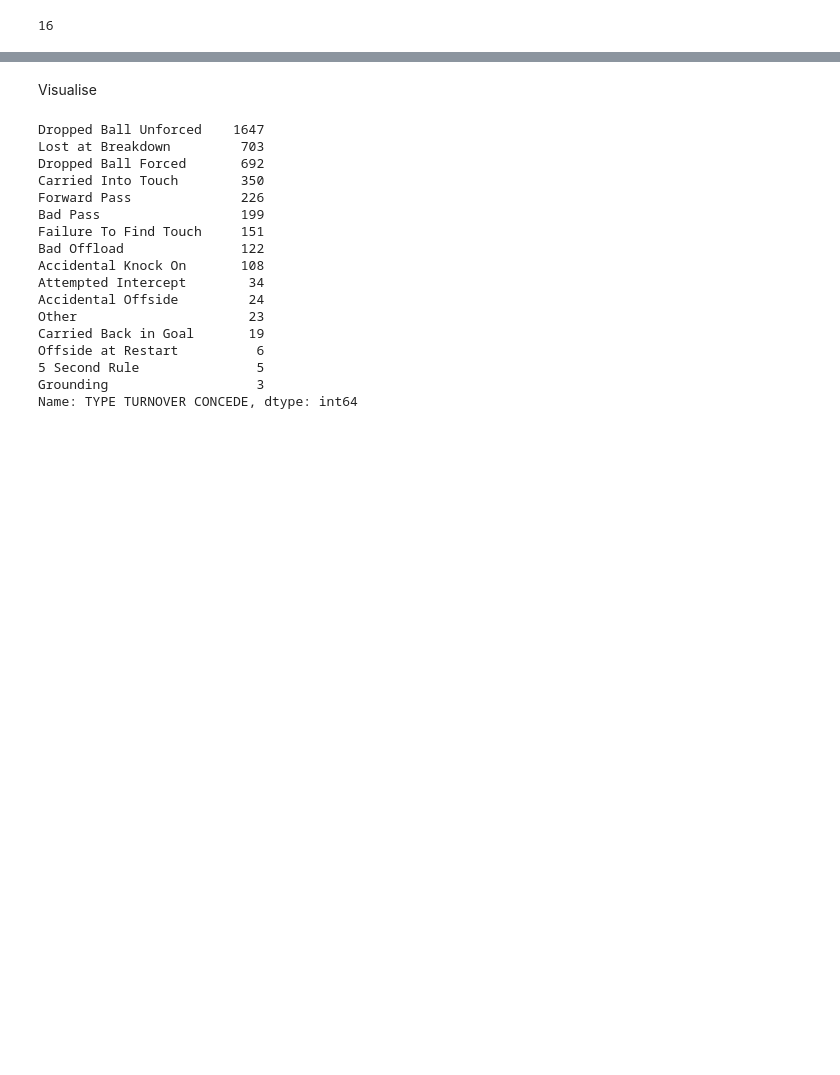
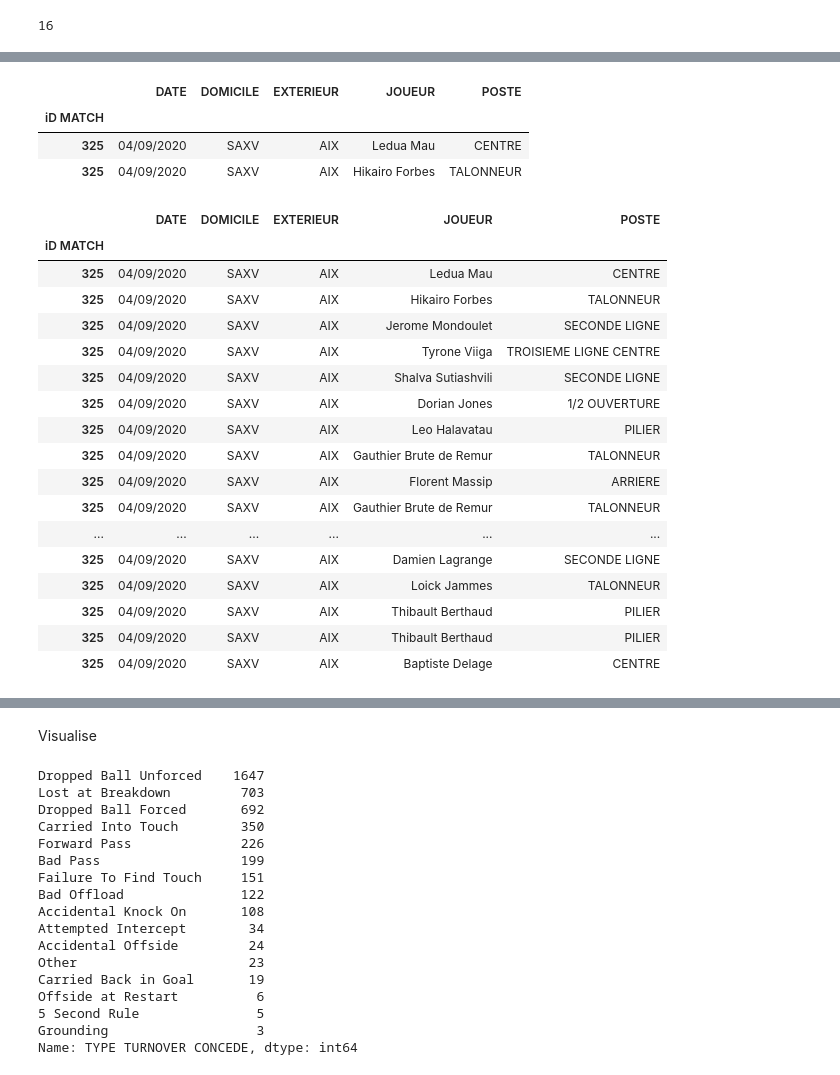
Before and after one commit to UCDPAIanSheridan/UCDPA_IanSheridan, a Jupyter notebook: MyProject.ipynb, the cells around one changed output, grey strips where cells are left out. Drawn from its saved outputs; the diff is of its cells as text; code cells hidden in the pictures; blank space fills up the shorter version.

```diff
--- a/MyProject.ipynb
+++ b/MyProject.ipynb
@@ -163,0 +166,30 @@ turnover.head()
+# %%
+a = turnover[['DATE','DOMICILE','EXTERIEUR','JOUEUR','POSTE']]
+a.head(2)
+# %% [output]
+|  | DATE | DOMICILE | EXTERIEUR | JOUEUR | POSTE |
+| iD MATCH |  |  |  |  |  |
+| 325 | 04/09/2020 | SAXV | AIX | Ledua Mau | CENTRE |
+| 325 | 04/09/2020 | SAXV | AIX | Hikairo Forbes | TALONNEUR |
+# %%
+round_one = a.iloc[:19,:]
+round_one
+# %% [output]
+|  | DATE | DOMICILE | EXTERIEUR | JOUEUR | POSTE |
+| iD MATCH |  |  |  |  |  |
+| 325 | 04/09/2020 | SAXV | AIX | Ledua Mau | CENTRE |
+| 325 | 04/09/2020 | SAXV | AIX | Hikairo Forbes | TALONNEUR |
+| 325 | 04/09/2020 | SAXV | AIX | Jerome Mondoulet | SECONDE LIGNE |
+| 325 | 04/09/2020 | SAXV | AIX | Tyrone Viiga | TROISIEME LIGNE CENTRE |
+| 325 | 04/09/2020 | SAXV | AIX | Shalva Sutiashvili | SECONDE LIGNE |
+| 325 | 04/09/2020 | SAXV | AIX | Dorian Jones | 1/2 OUVERTURE |
+| 325 | 04/09/2020 | SAXV | AIX | Leo Halavatau | PILIER |
+| 325 | 04/09/2020 | SAXV | AIX | Gauthier Brute de Remur | TALONNEUR |
+| 325 | 04/09/2020 | SAXV | AIX | Florent Massip | ARRIERE |
+| 325 | 04/09/2020 | SAXV | AIX | Gauthier Brute de Remur | TALONNEUR |
+| ... | ... | ... | ... | ... | ... |
+| 325 | 04/09/2020 | SAXV | AIX | Damien Lagrange | SECONDE LIGNE |
+| 325 | 04/09/2020 | SAXV | AIX | Loick Jammes | TALONNEUR |
+| 325 | 04/09/2020 | SAXV | AIX | Thibault Berthaud | PILIER |
+| 325 | 04/09/2020 | SAXV | AIX | Thibault Berthaud | PILIER |
+| 325 | 04/09/2020 | SAXV | AIX | Baptiste Delage | CENTRE |
```
Also changed, not shown: parts of 8 cells of this notebook.
